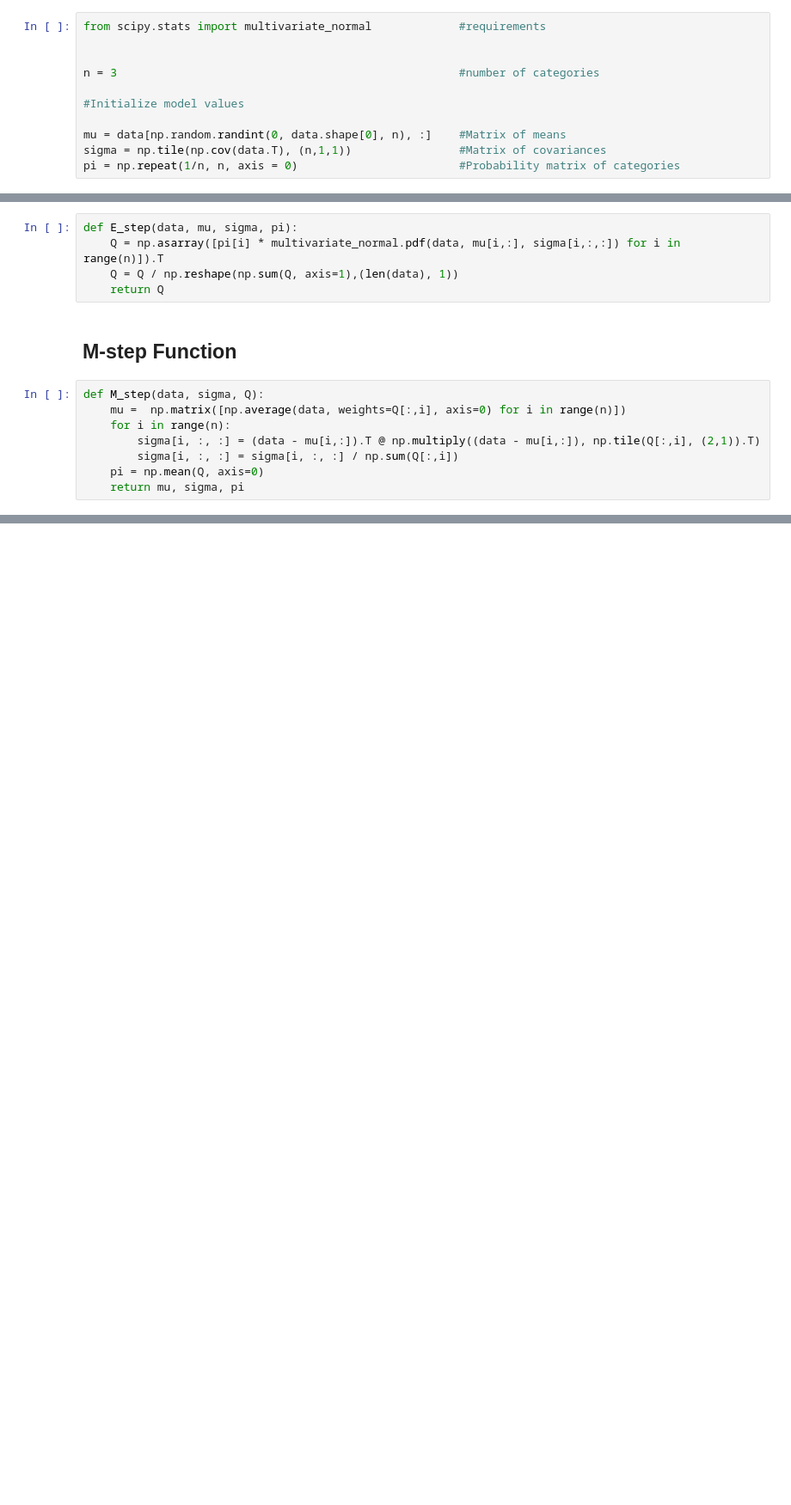
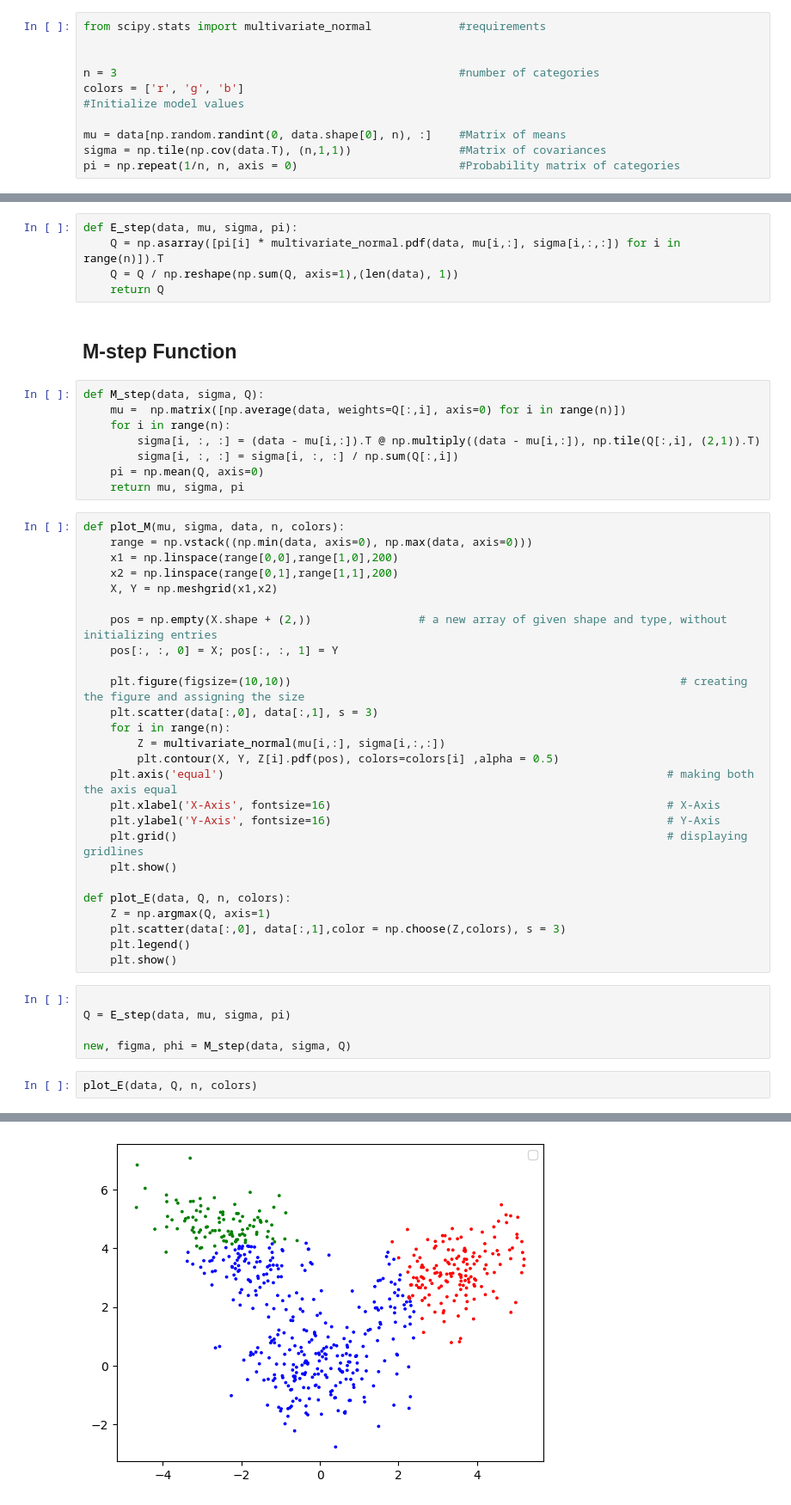
Before and after one commit to Gargantulax/ML_Project_Phase1, a Jupyter notebook: main.ipynb, the cells around one changed output, grey strips where cells are left out. Shown: that part at 86% size. Cells and saved outputs as stored; diff of their text form; blank space fills up the shorter version.

```diff
--- a/main.ipynb
+++ b/main.ipynb
@@ -21,7 +21,7 @@ from scipy.stats import multivariate_normal             #requirements
 
 
 n = 3                                                   #number of categories
-
+colors = ['r', 'g', 'b']
 #Initialize model values
 
 mu = data[np.random.randint(0, data.shape[0], n), :]    #Matrix of means
@@ -46,3 +46,37 @@ def M_step(data, sigma, Q):
         sigma[i, :, :] = sigma[i, :, :] / np.sum(Q[:,i])
     pi = np.mean(Q, axis=0)
     return mu, sigma, pi
+# %%
+def plot_M(mu, sigma, data, n, colors):
+    range = np.vstack((np.min(data, axis=0), np.max(data, axis=0)))
+    x1 = np.linspace(range[0,0],range[1,0],200)
+    x2 = np.linspace(range[0,1],range[1,1],200)
+    X, Y = np.meshgrid(x1,x2)
+
+    pos = np.empty(X.shape + (2,))                # a new array of given shape and type, without initializing entries
+    pos[:, :, 0] = X; pos[:, :, 1] = Y
+
+    plt.figure(figsize=(10,10))                                                          # creating the figure and assigning the size
+    plt.scatter(data[:,0], data[:,1], s = 3)
+    for i in range(n):
+        Z = multivariate_normal(mu[i,:], sigma[i,:,:])
+        plt.contour(X, Y, Z[i].pdf(pos), colors=colors[i] ,alpha = 0.5)
+    plt.axis('equal')                                                                  # making both the axis equal
+    plt.xlabel('X-Axis', fontsize=16)                                                  # X-Axis
+    plt.ylabel('Y-Axis', fontsize=16)                                                  # Y-Axis
+    plt.grid()                                                                         # displaying gridlines
+    plt.show()
+
+def plot_E(data, Q, n, colors):
+    Z = np.argmax(Q, axis=1)
+    plt.scatter(data[:,0], data[:,1],color = np.choose(Z,colors), s = 3)
+    plt.legend()
+    plt.show()
+# %%
+
+Q = E_step(data, mu, sigma, pi)
+
+new, figma, phi = M_step(data, sigma, Q)
+# %%
+plot_E(data, Q, n, colors)
+# %% [output]
@@ -48,0 +84 @@ def M_step(data, sigma, Q):
+[figure, added]
```
Also changed, not shown: parts of 2 cells of this notebook.
